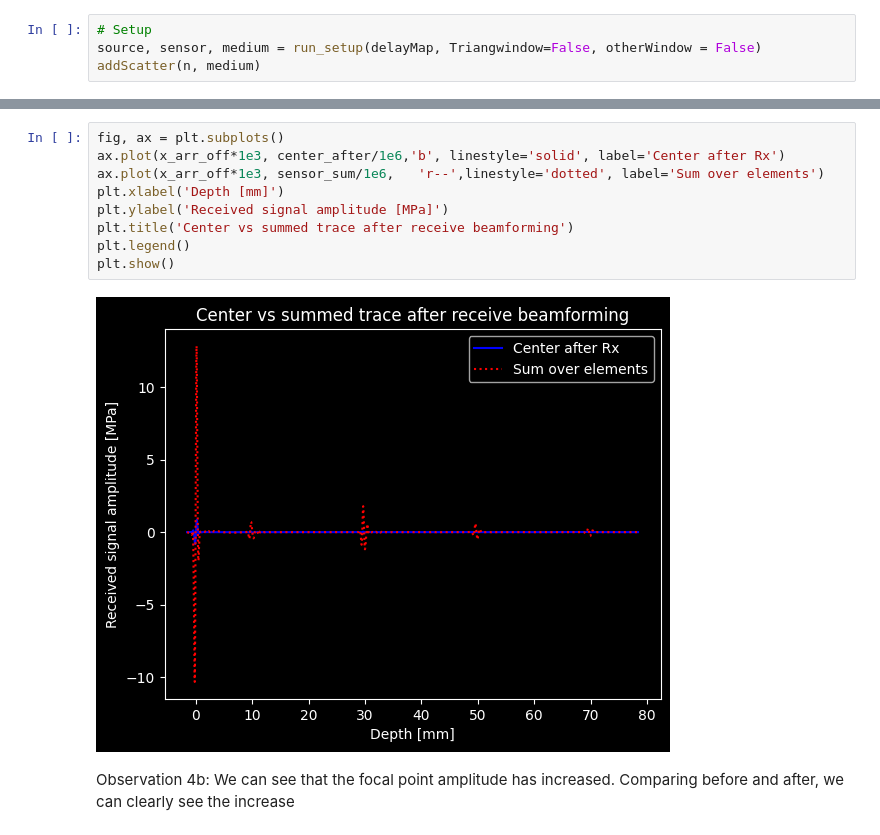
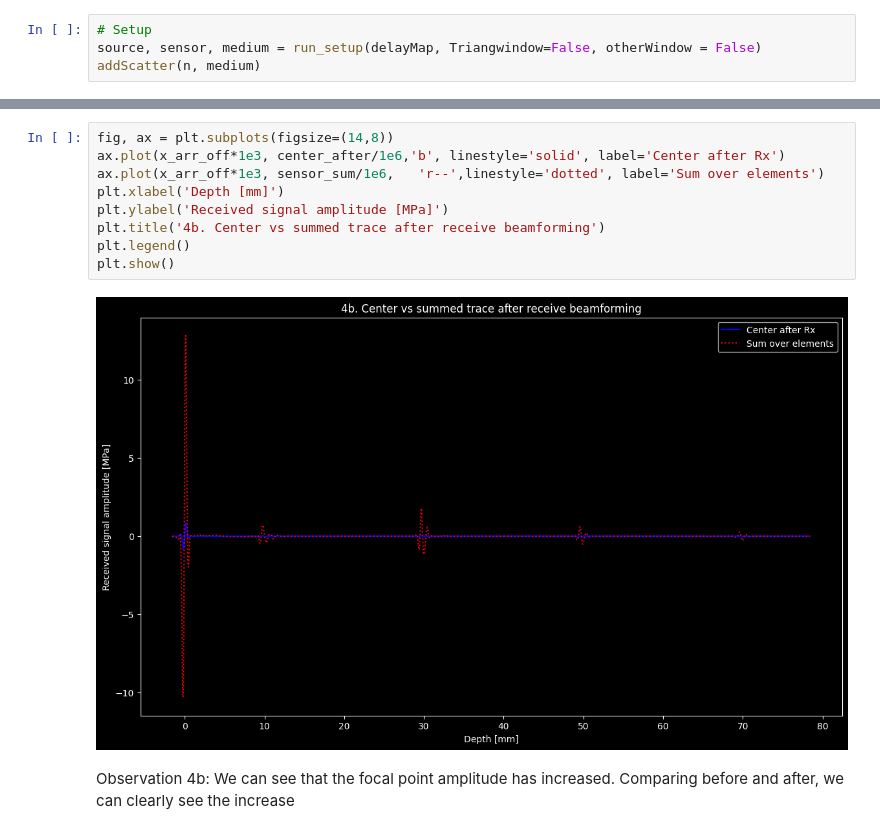
Before and after one commit to magnusgogstad/MEDT4165_ovinger, a Jupyter notebook: Exercise_5.ipynb, the cells around one changed output, grey strips where cells are left out. Drawn from its saved outputs; the diff is of its cells as text.

```diff
--- a/Exercise_5.ipynb
+++ b/Exercise_5.ipynb
@@ -877,14 +914,14 @@ center_after = rf_delayed[:, center_idx]
 # %%
-fig, ax = plt.subplots()
+fig, ax = plt.subplots(figsize=(14,8))
 ax.plot(x_arr_off*1e3, center_after/1e6,'b', linestyle='solid', label='Center after Rx')
 ax.plot(x_arr_off*1e3, sensor_sum/1e6,   'r--',linestyle='dotted', label='Sum over elements')
 plt.xlabel('Depth [mm]')
 plt.ylabel('Received signal amplitude [MPa]')
-plt.title('Center vs summed trace after receive beamforming')
+plt.title('4b. Center vs summed trace after receive beamforming')
 plt.legend()
 plt.show()
 # %% [output]
-[figure, old version]
+[figure, new version]
 # %% [markdown]
 Observation 4b: We can see that the focal point amplitude has increased. Comparing before and after, we can clearly see the increase
 # %%
```
Also changed, not shown: parts of 24 cells of this notebook.
